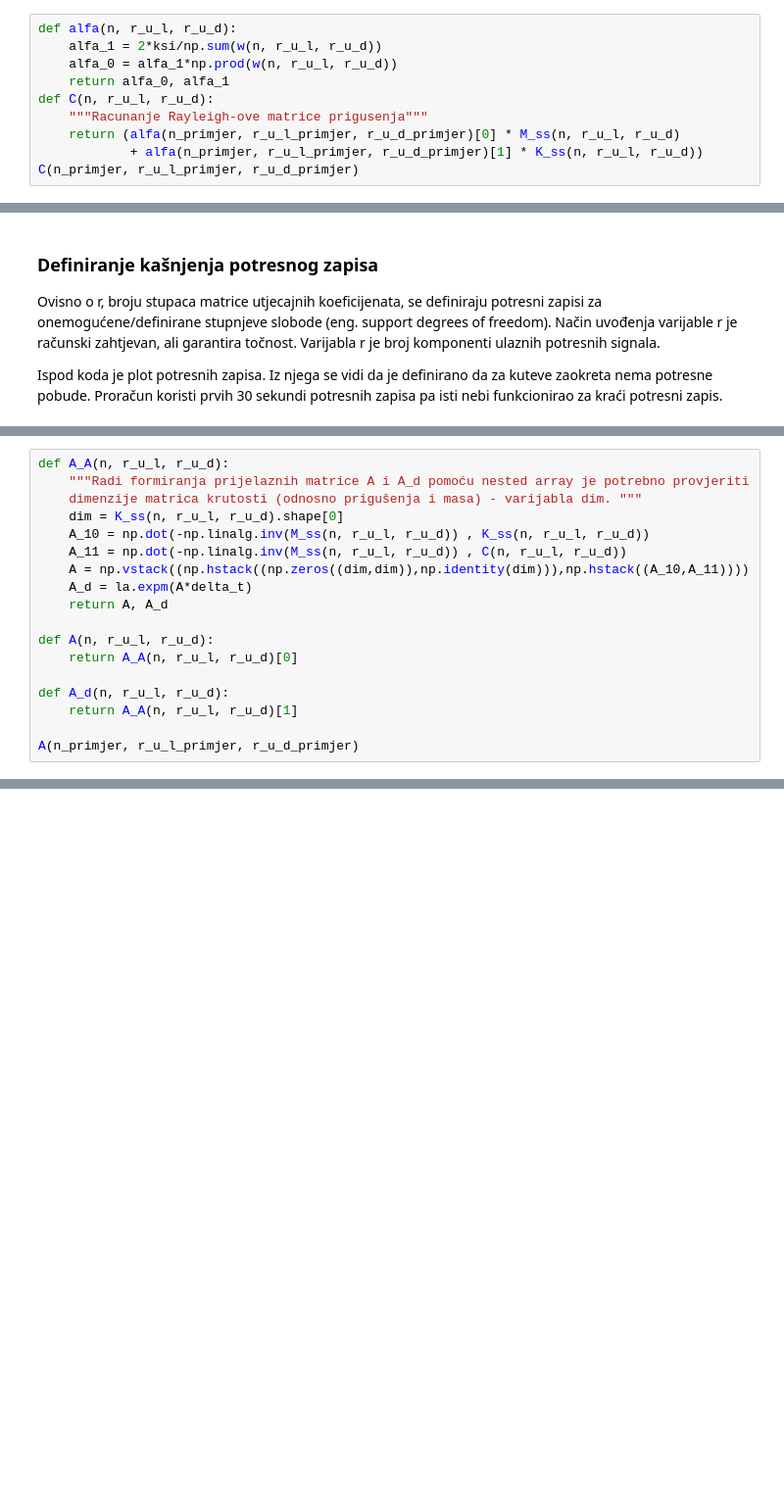
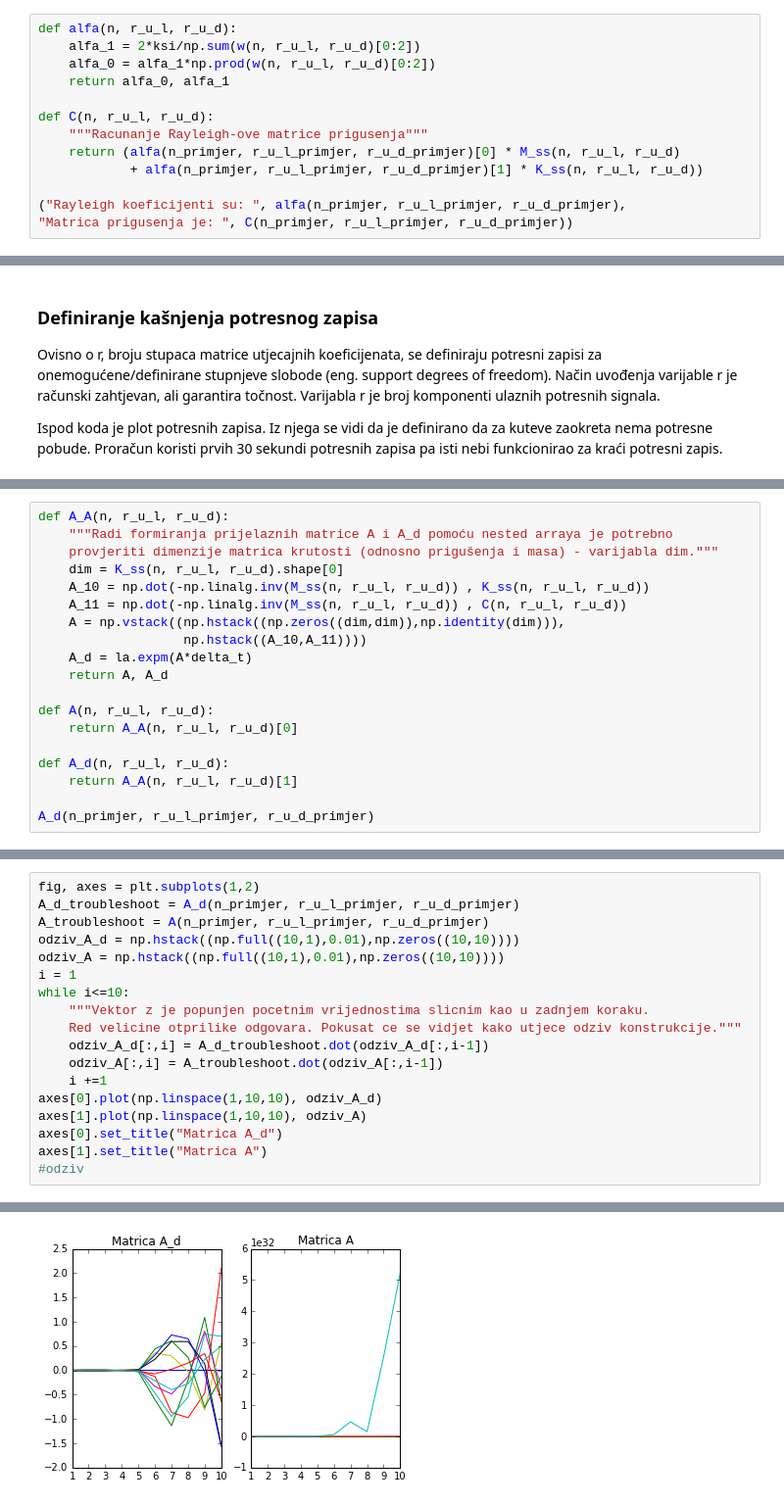
Before and after one commit to Ivan768/MSE-diplomski, a Jupyter notebook: MSE.ipynb, the cells around one changed output, grey strips where cells are left out. Shown at 98% size. Saved outputs shown, nothing was run; the diff lists cells and outputs as text; blank space fills up the shorter version.

```diff
--- a/MSE.ipynb
+++ b/MSE.ipynb
@@ -339,11 +397,14 @@ gdje su:
 # %%
 def alfa(n, r_u_l, r_u_d):
-    alfa_1 = 2*ksi/np.sum(w(n, r_u_l, r_u_d))
-    alfa_0 = alfa_1*np.prod(w(n, r_u_l, r_u_d))
+    alfa_1 = 2*ksi/np.sum(w(n, r_u_l, r_u_d)[0:2])
+    alfa_0 = alfa_1*np.prod(w(n, r_u_l, r_u_d)[0:2])
     return alfa_0, alfa_1
+
 def C(n, r_u_l, r_u_d):
     """Racunanje Rayleigh-ove matrice prigusenja"""
     return (alfa(n_primjer, r_u_l_primjer, r_u_d_primjer)[0] * M_ss(n, r_u_l, r_u_d)
             + alfa(n_primjer, r_u_l_primjer, r_u_d_primjer)[1] * K_ss(n, r_u_l, r_u_d))
-C(n_primjer, r_u_l_primjer, r_u_d_primjer)
+
+("Rayleigh koeficijenti su: ", alfa(n_primjer, r_u_l_primjer, r_u_d_primjer),
+"Matrica prigusenja je: ", C(n_primjer, r_u_l_primjer, r_u_d_primjer))
 # %% [output]
@@ -450,12 +514,13 @@ $$A = \begin{bmatrix}
 \end{bmatrix}$$
 # %%
 def A_A(n, r_u_l, r_u_d):
-    """Radi formiranja prijelaznih matrice A i A_d pomoću nested array je potrebno provjeriti
-    dimenzije matrica krutosti (odnosno prigušenja i masa) - varijabla dim. """
+    """Radi formiranja prijelaznih matrice A i A_d pomoću nested arraya je potrebno
+    provjeriti dimenzije matrica krutosti (odnosno prigušenja i masa) - varijabla dim."""
     dim = K_ss(n, r_u_l, r_u_d).shape[0]
     A_10 = np.dot(-np.linalg.inv(M_ss(n, r_u_l, r_u_d)) , K_ss(n, r_u_l, r_u_d))
     A_11 = np.dot(-np.linalg.inv(M_ss(n, r_u_l, r_u_d)) , C(n, r_u_l, r_u_d))
-    A = np.vstack((np.hstack((np.zeros((dim,dim)),np.identity(dim))),np.hstack((A_10,A_11))))
+    A = np.vstack((np.hstack((np.zeros((dim,dim)),np.identity(dim))),
+                   np.hstack((A_10,A_11))))
     A_d = la.expm(A*delta_t)
     return A, A_d
 
@@ -465,5 +530,5 @@ def A(n, r_u_l, r_u_d):
 def A_d(n, r_u_l, r_u_d):
     return A_A(n, r_u_l, r_u_d)[1]
 
-A(n_primjer, r_u_l_primjer, r_u_d_primjer)
+A_d(n_primjer, r_u_l_primjer, r_u_d_primjer)
 # %% [output]
@@ -489,0 +559,19 @@ array([[  0.00e+00,   0.00e+00,   0.00e+00,   0.00e+00,   0.00e+00,
+# %%
+fig, axes = plt.subplots(1,2)
+A_d_troubleshoot = A_d(n_primjer, r_u_l_primjer, r_u_d_primjer)
+A_troubleshoot = A(n_primjer, r_u_l_primjer, r_u_d_primjer)
+odziv_A_d = np.hstack((np.full((10,1),0.01),np.zeros((10,10))))
+odziv_A = np.hstack((np.full((10,1),0.01),np.zeros((10,10))))
+i = 1
+while i<=10:
+    """Vektor z je popunjen pocetnim vrijednostima slicnim kao u zadnjem koraku.
+    Red velicine otprilike odgovara. Pokusat ce se vidjet kako utjece odziv konstrukcije."""
+    odziv_A_d[:,i] = A_d_troubleshoot.dot(odziv_A_d[:,i-1])
+    odziv_A[:,i] = A_troubleshoot.dot(odziv_A[:,i-1])
+    i +=1
+axes[0].plot(np.linspace(1,10,10), odziv_A_d)
+axes[1].plot(np.linspace(1,10,10), odziv_A)
+axes[0].set_title("Matrica A_d")
+axes[1].set_title("Matrica A")
+#odziv
+# %% [output]
@@ -490,3 +579,4 @@ array([[  0.00e+00,   0.00e+00,   0.00e+00,   0.00e+00,   0.00e+00,
+[figure, added]
 # %% [markdown]
 ## Vektor stanja
 
```
Also changed, not shown: parts of 39 cells of this notebook.
